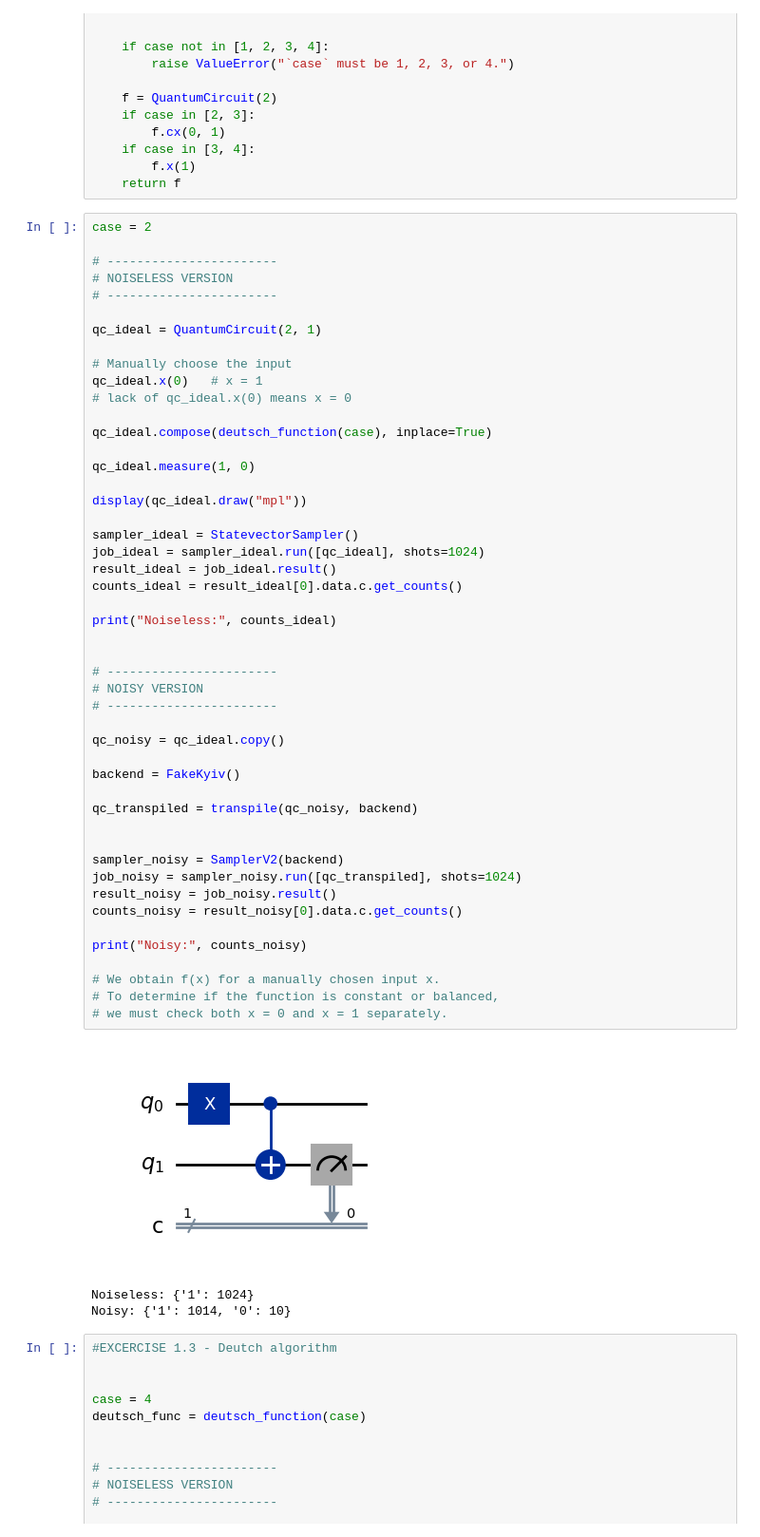
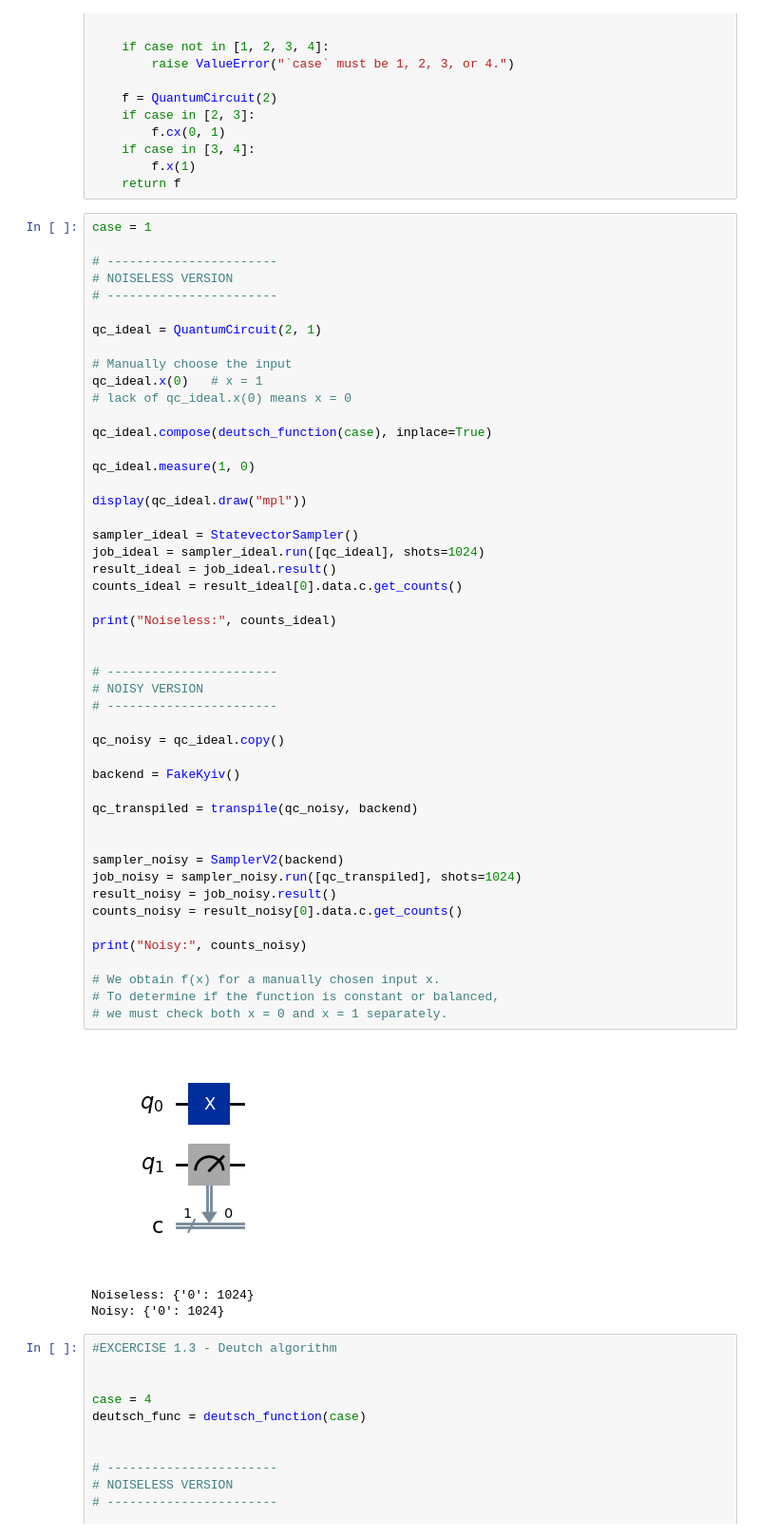
Before and after one commit to kacperpoluszejko/Quantum-Computing, a Jupyter notebook: Lab_2.ipynb, the cells around one changed output. Shown at 95% size. Drawn from its saved outputs; the diff is of its cells as text.

```diff
--- a/Lab_2.ipynb
+++ b/Lab_2.ipynb
@@ -20,7 +20,7 @@ def deutsch_function(case: int): #Important function, implemented in cells below
         f.x(1)
     return f
 # %%
-case = 2
+case = 1
 
 # -----------------------
 # NOISELESS VERSION
@@ -41,36 +41,36 @@ display(qc_ideal.draw("mpl"))
 sampler_ideal = StatevectorSampler()
 job_ideal = sampler_ideal.run([qc_ideal], shots=1024)
 result_ideal = job_ideal.result()
 counts_ideal = result_ideal[0].data.c.get_counts()
 
 print("Noiseless:", counts_ideal)
 
 
 # -----------------------
 # NOISY VERSION
 # -----------------------
 
 qc_noisy = qc_ideal.copy()
 
 backend = FakeKyiv()
 
 qc_transpiled = transpile(qc_noisy, backend)
 
 
 sampler_noisy = SamplerV2(backend)
 job_noisy = sampler_noisy.run([qc_transpiled], shots=1024)
 result_noisy = job_noisy.result()
 counts_noisy = result_noisy[0].data.c.get_counts()
 
 print("Noisy:", counts_noisy)
 
 # We obtain f(x) for a manually chosen input x.
 # To determine if the function is constant or balanced,
 # we must check both x = 0 and x = 1 separately.
 # %% [output]
-[figure, old version]
+[figure, new version]
-Noiseless: {'1': 1024}
-Noisy: {'1': 1014, '0': 10}
+Noiseless: {'0': 1024}
+Noisy: {'0': 1024}
 # %%
 #EXCERCISE 1.3 - Deutch algorithm
 
```
Also changed, not shown: parts of 6 cells of this notebook.
